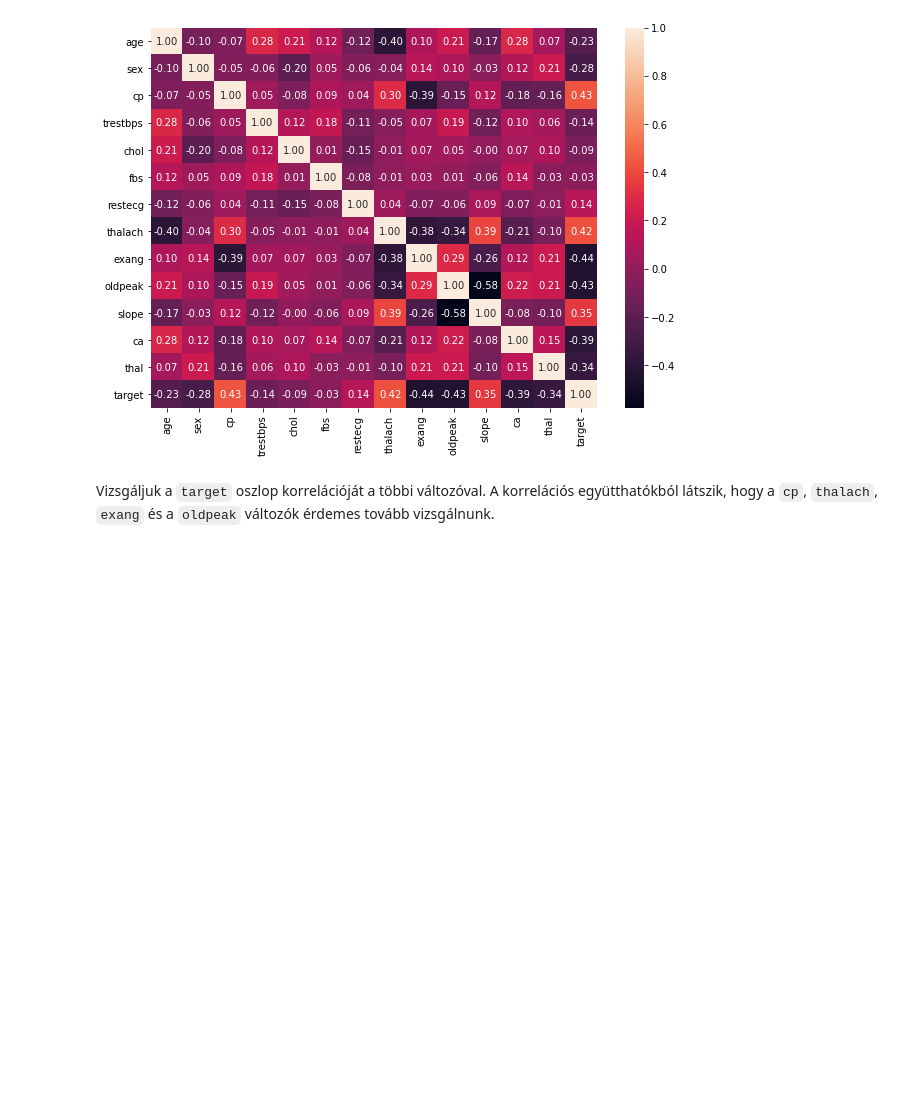
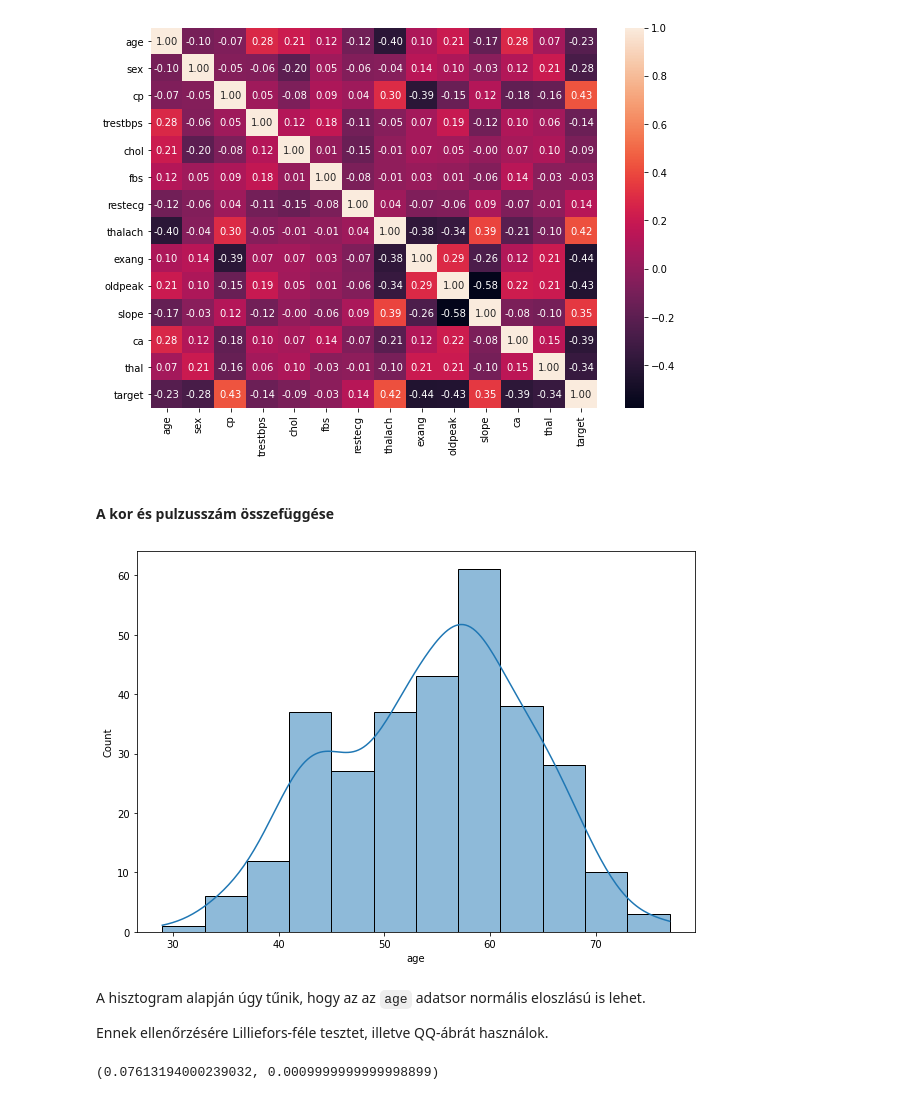
Before and after one commit to kingablgh/stats-hw, a Jupyter notebook: Adatelemzés.ipynb, the cells around one changed output. Saved outputs shown, nothing was run; the diff lists cells and outputs as text; code cells hidden in the pictures; blank space fills up the shorter version.

```diff
--- a/Adatelemzés.ipynb
+++ b/Adatelemzés.ipynb
@@ -200,5 +166,17 @@ Pearson-féle korrelációs együtthatók:
 sns.heatmap(df.corr(), annot=True, fmt=".2f");
 # %% [output]
 [figure]
-# %% [markdown]
-Vizsgáljuk a  `target` oszlop korrelációját a többi változóval. A korrelációs együtthatókból látszik, hogy a `cp`, `thalach`, `exang` és a `oldpeak` változók érdemes tovább vizsgálnunk.
+# %% [markdown]
+#### A kor és pulzusszám összefüggése
+# %%
+sns.histplot(data=df, x="age", kde=True);
+# %% [output]
+[figure, added]
+# %% [markdown]
+A hisztogram alapján úgy tűnik, hogy az az `age` adatsor normális eloszlású is lehet.
+
+Ennek ellenőrzésére Lilliefors-féle tesztet, illetve QQ-ábrát használok.
+# %%
+lilliefors(df['age'], dist='norm')
+# %% [output]
+(0.07613194000239032, 0.0009999999999998899)
```
Also changed, not shown: parts of 61 cells of this notebook.
